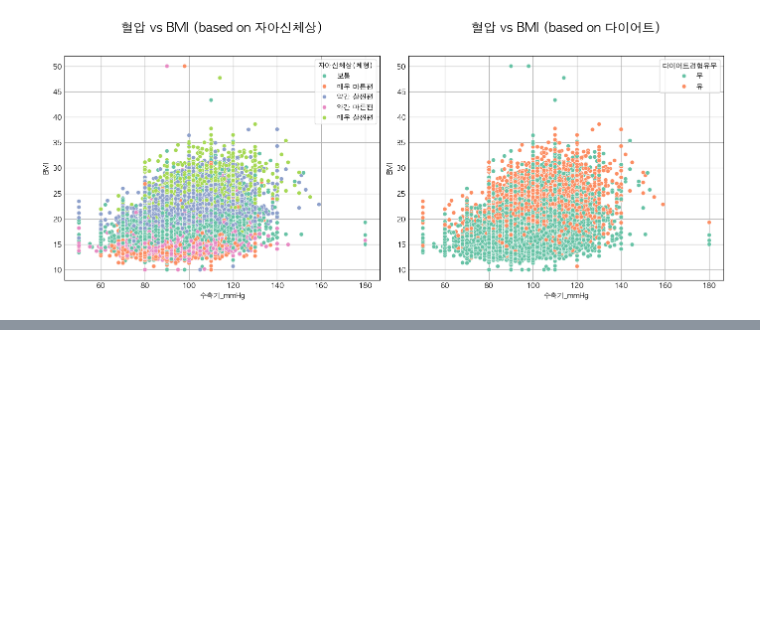
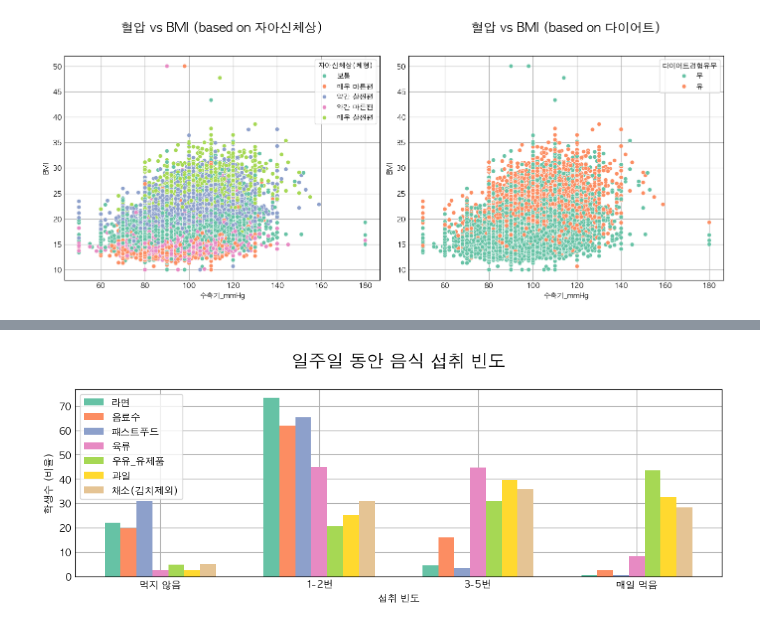
Before and after one commit to wooyeon83/AIBP_Team_Project, a Jupyter notebook: src/PRJ_02_Data_Analyze_Visualization.ipynb, the cells around one changed output, grey strips where cells are left out. Drawn from its saved outputs; the diff is of its cells as text; code cells hidden in the pictures; blank space fills up the shorter version.

```diff
--- a/src/PRJ_02_Data_Analyze_Visualization.ipynb
+++ b/src/PRJ_02_Data_Analyze_Visualization.ipynb
@@ -640,0 +645,18 @@ plt.show()
+# %%
+df1 = df.copy()
+# %%
+foodlist = ['라면', '음료수', '패스트푸드', '육류', '우유_유제품', '과일', '채소(김치제외)' ]
+
+data = {
+    '분류유형': [1,2,3,4]
+}
+df_food = pd.DataFrame(data)
+
+for food in foodlist:
+    df2 = df1[food].value_counts().reset_index().rename(columns={food:'분류유형', 'count':f'{food}섭취학생수'})
+    total_cnt = df2[f'{food}섭취학생수'].sum()
+    df2[f'{food}섭취학생비율'] = df2[f'{food}섭취학생수']/total_cnt * 100
+    df_food = df_food.merge(df2, on='분류유형')
+
+
+df_food
@@ -640,0 +669,34 @@ plt.show()
+# %%
+data = {
+    '라면': df_food['라면섭취학생비율'],
+    '음료수': df_food['음료수섭취학생비율'],
+    '패스트푸드': df_food['패스트푸드섭취학생비율'],
+    '육류': df_food['육류섭취학생비율'],
+    '우유_유제품': df_food['우유_유제품섭취학생비율'],
+    '과일': df_food['과일섭취학생비율'],
+    '채소(김치제외)': df_food['채소(김치제외)섭취학생비율']
+}
+
+categories = ['먹지 않음', '1-2번', '3-5번', '매일 먹음']
+foods = list(data.keys())
+counts = np.array(list(data.values()))
+
+x = np.arange(len(categories))  # 카테고리 위치
+width = 0.1  # 막대의 너비
+
+fig, ax = plt.subplots(figsize=(10, 4))
+
+for i, food in enumerate(foods):
+    ax.bar(x + i * width, counts[i], width, label=food)
+
+ax.set_xlabel('섭취 빈도')
+ax.set_ylabel('학생수 (비율)')
+ax.set_title('일주일 동안 음식 섭취 빈도', y=1.09, **font)
+ax.set_xticks(x + width * (len(foods) - 1) / 2)
+ax.set_xticklabels(categories)
+ax.legend()
+
+plt.tight_layout()
+plt.show()
+# %% [output]
+[figure, added]
```
Also changed, not shown: parts of 33 cells of this notebook.
